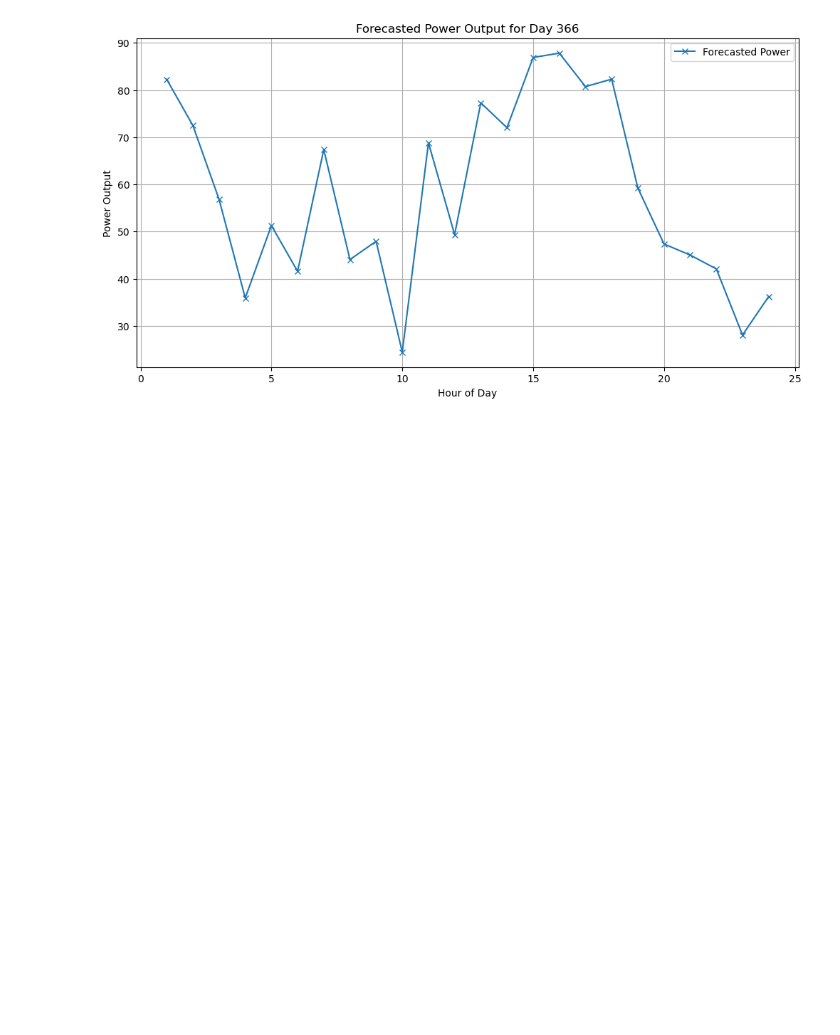
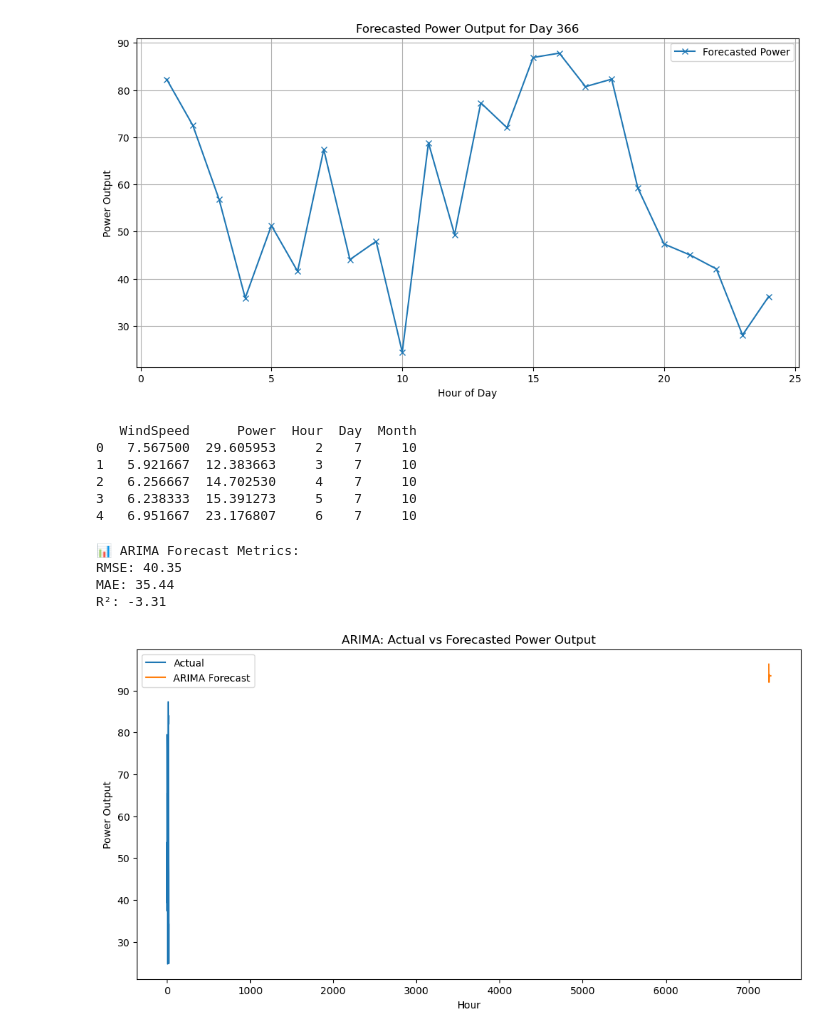
Before and after one commit to Dejiwonder/Time_series_Forecasting_with_LSTM, a Jupyter notebook: LSTM.ipynb, the cells around one changed output. Saved outputs shown, nothing was run; the diff lists cells and outputs as text; code cells hidden in the pictures; blank space fills up the shorter version.

```diff
--- a/LSTM.ipynb
+++ b/LSTM.ipynb
@@ -343,3 +340,49 @@ R²: 0.99
 22    23         28.061956
 23    24         36.229327
 [figure]
+# %%
+print(data.head())
+# %% [output]
+   WindSpeed      Power  Hour  Day  Month
+0   7.567500  29.605953     2    7     10
+1   5.921667  12.383663     3    7     10
+2   6.256667  14.702530     4    7     10
+3   6.238333  15.391273     5    7     10
+4   6.951667  23.176807     6    7     10
+# %%
+import statsmodels.api as sm
+from sklearn.metrics import mean_squared_error, mean_absolute_error, r2_score
+
+# Fit ARIMA model (p,d,q values can be tuned later)
+# p = autoregressive terms, d = differencing, q = moving average terms
+arima_model = sm.tsa.ARIMA(y_train, order=(5,1,0))
+arima_result = arima_model.fit()
+
+# Forecast on the test set
+arima_pred = arima_result.forecast(steps=len(y_test))
+
+# Evaluate ARIMA
+arima_rmse = np.sqrt(mean_squared_error(y_test, arima_pred))
+arima_mae = mean_absolute_error(y_test, arima_pred)
+arima_r2 = r2_score(y_test, arima_pred)
+
+print("\n📊 ARIMA Forecast Metrics:")
+print(f"RMSE: {arima_rmse:.2f}")
+print(f"MAE: {arima_mae:.2f}")
+print(f"R²: {arima_r2:.2f}")
+
+# Plot ARIMA predictions vs Actual
+plt.figure(figsize=(12, 6))
+plt.plot(y_test.values, label="Actual")
+plt.plot(arima_pred, label="ARIMA Forecast")
+plt.title("ARIMA: Actual vs Forecasted Power Output")
+plt.xlabel("Hour")
+plt.ylabel("Power Output")
+plt.legend()
+plt.show()
+# %% [output]
+📊 ARIMA Forecast Metrics:
+RMSE: 40.35
+MAE: 35.44
+R²: -3.31
+[figure, added]
```
Also changed, not shown: parts of 4 cells of this notebook.
